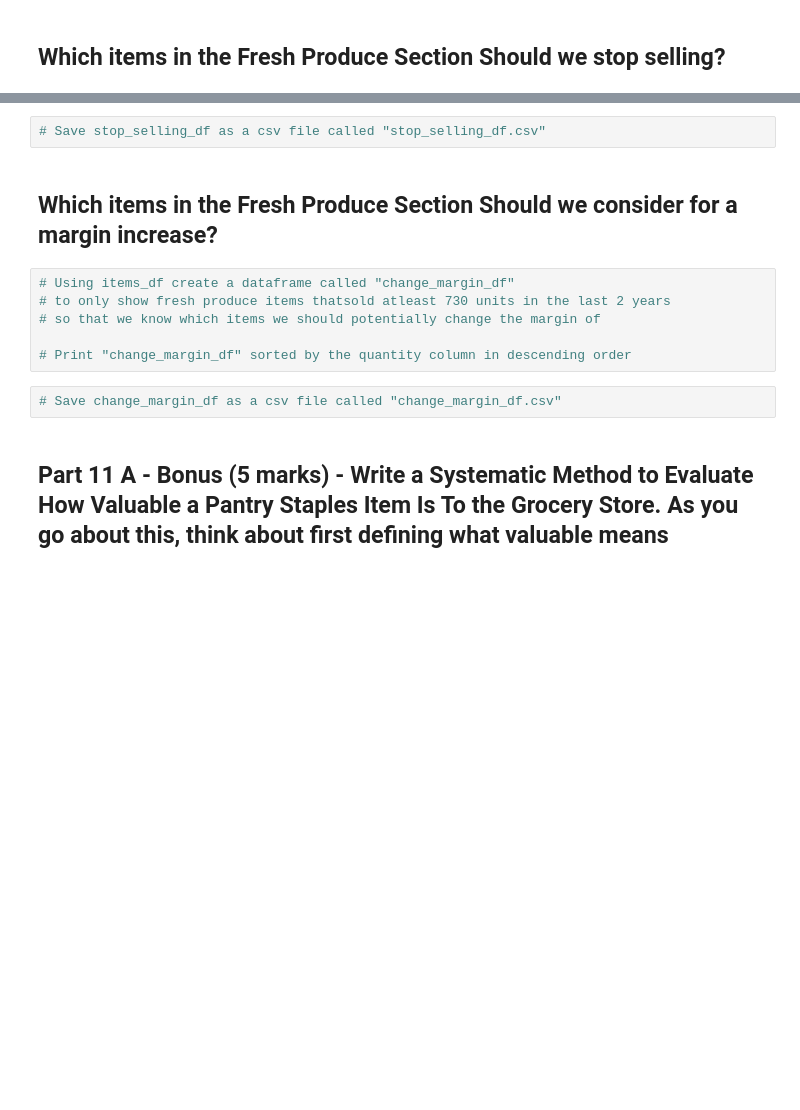
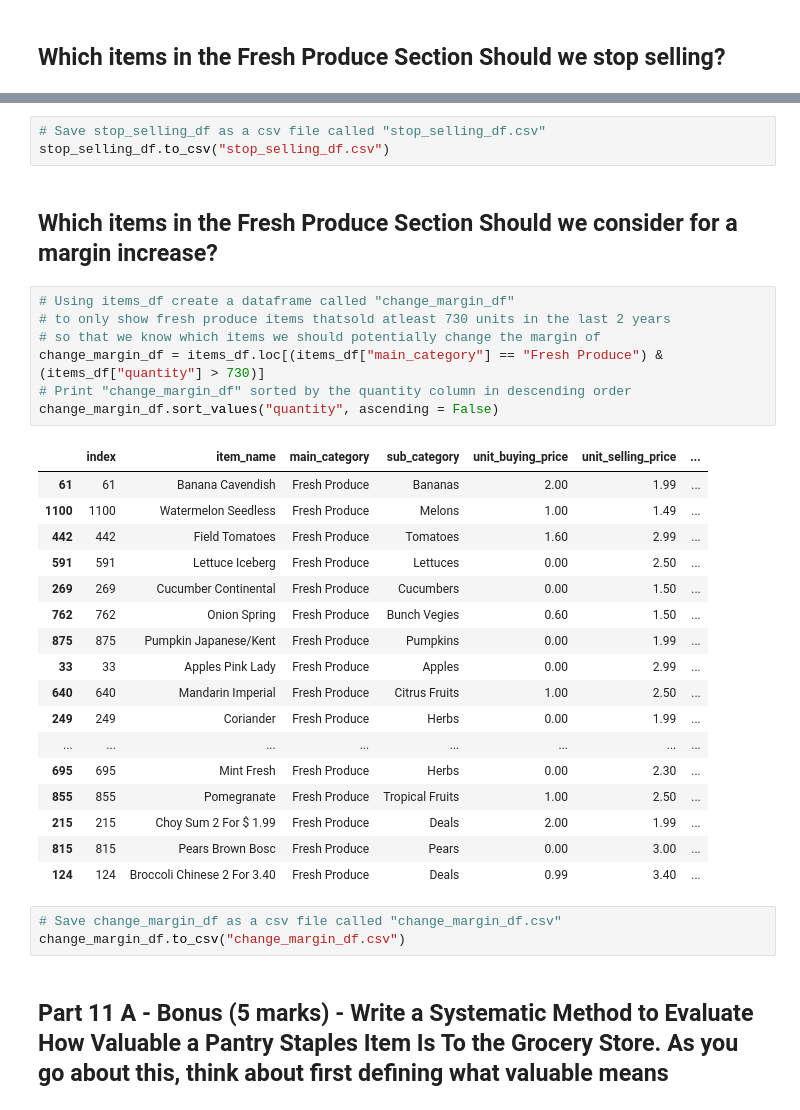
Before and after one commit to niramaykanodia/Python-mid-term, a Jupyter notebook: Australian_Grocery_Store_Python_Mid_Term_Questions.ipynb, the cells around one changed output, grey strips where cells are left out. Saved outputs shown, nothing was run; the diff lists cells and outputs as text; blank space fills up the shorter version.

```diff
--- a/Australian_Grocery_Store_Python_Mid_Term_Questions.ipynb
+++ b/Australian_Grocery_Store_Python_Mid_Term_Questions.ipynb
@@ -570,15 +594,36 @@ fresh_produce_df
 # %%
 # Save stop_selling_df as a csv file called "stop_selling_df.csv"
+stop_selling_df.to_csv("stop_selling_df.csv")
 # %% [markdown]
 ## Which items in the Fresh Produce Section Should we consider for a margin increase?
 # %%
 # Using items_df create a dataframe called "change_margin_df"
 # to only show fresh produce items thatsold atleast 730 units in the last 2 years
 # so that we know which items we should potentially change the margin of
-
+change_margin_df = items_df.loc[(items_df["main_category"] == "Fresh Produce") & (items_df["quantity"] > 730)]
 # Print "change_margin_df" sorted by the quantity column in descending order
+change_margin_df.sort_values("quantity", ascending = False)
+# %% [output]
+|  | index | item_name | main_category | sub_category | unit_buying_price | unit_selling_price | ... |
+| 61 | 61 | Banana Cavendish | Fresh Produce | Bananas | 2.00 | 1.99 | ... |
+| 1100 | 1100 | Watermelon Seedless | Fresh Produce | Melons | 1.00 | 1.49 | ... |
+| 442 | 442 | Field Tomatoes | Fresh Produce | Tomatoes | 1.60 | 2.99 | ... |
+| 591 | 591 | Lettuce Iceberg | Fresh Produce | Lettuces | 0.00 | 2.50 | ... |
+| 269 | 269 | Cucumber Continental | Fresh Produce | Cucumbers | 0.00 | 1.50 | ... |
+| 762 | 762 | Onion Spring | Fresh Produce | Bunch Vegies | 0.60 | 1.50 | ... |
+| 875 | 875 | Pumpkin Japanese/Kent | Fresh Produce | Pumpkins | 0.00 | 1.99 | ... |
+| 33 | 33 | Apples Pink Lady | Fresh Produce | Apples | 0.00 | 2.99 | ... |
+| 640 | 640 | Mandarin Imperial | Fresh Produce | Citrus Fruits | 1.00 | 2.50 | ... |
+| 249 | 249 | Coriander | Fresh Produce | Herbs | 0.00 | 1.99 | ... |
+| ... | ... | ... | ... | ... | ... | ... | ... |
+| 695 | 695 | Mint Fresh | Fresh Produce | Herbs | 0.00 | 2.30 | ... |
+| 855 | 855 | Pomegranate | Fresh Produce | Tropical Fruits | 1.00 | 2.50 | ... |
+| 215 | 215 | Choy Sum 2 For $ 1.99 | Fresh Produce | Deals | 2.00 | 1.99 | ... |
+| 815 | 815 | Pears Brown Bosc | Fresh Produce | Pears | 0.00 | 3.00 | ... |
+| 124 | 124 | Broccoli Chinese 2 For 3.40 | Fresh Produce | Deals | 0.99 | 3.40 | ... |
 # %%
 # Save change_margin_df as a csv file called "change_margin_df.csv"
+change_margin_df.to_csv("change_margin_df.csv")
 # %% [markdown]
 ## Part 11 A - Bonus (5 marks) - Write a Systematic Method to Evaluate How Valuable a Pantry Staples Item Is To the Grocery Store. As you go about this, think about first defining what valuable means
 # %% [markdown]
```
Also changed, not shown: parts of 6 cells of this notebook, 4 other files.
